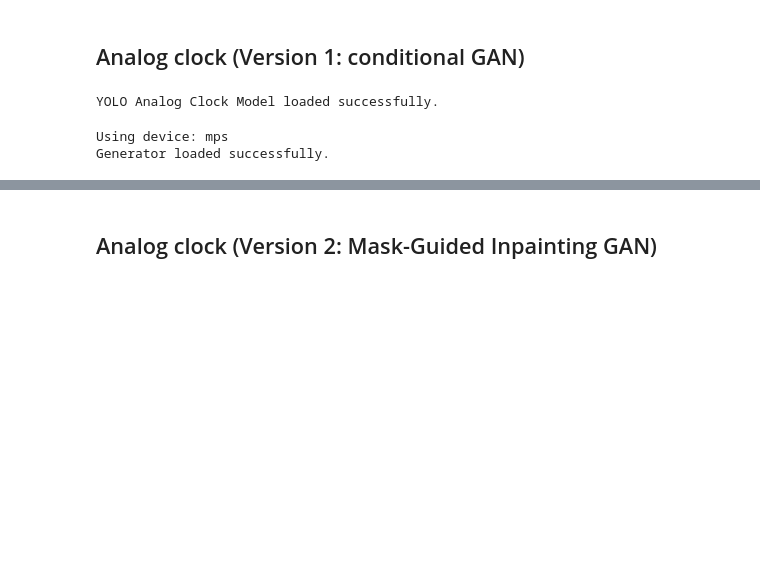
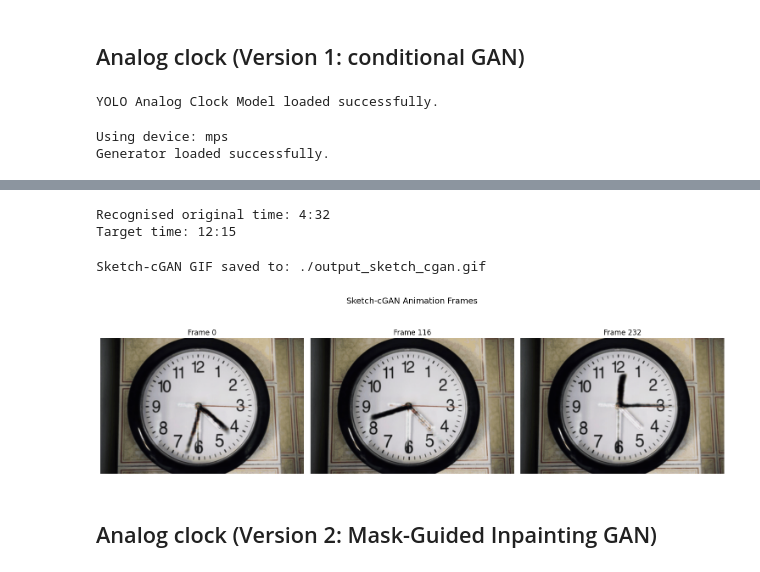
Before and after one commit to Shlezman/Clock-Recognition-And-Manipulation-DL, a Jupyter notebook: full-pipeline.ipynb, the cells around one changed output, grey strips where cells are left out. Drawn from its saved outputs; the diff is of its cells as text; code cells hidden in the pictures; blank space fills up the shorter version.

```diff
--- a/full-pipeline.ipynb
+++ b/full-pipeline.ipynb
@@ -529,3 +523,62 @@ Processing image: ./test_analog_clock.jpg -> Target Time: 12:15
+# %%
+# Recognise original time from the analog clock using YOLO-seg + CNN
+_yolo_tmp = YOLO(YOLO_HANDS_MODEL_PATH)
+_res = _yolo_tmp(np.array(Image.open(ANALOG_CLOCK_IMAGE).convert('RGB').resize((256, 256))), conf=0.05, verbose=False)
+
+if _res[0].masks is not None:
+    _masks_data = _res[0].masks.data.cpu().numpy()
+    _combined = np.zeros((256, 256), dtype=np.float32)
+    for _m in _masks_data:
+        _combined = np.maximum(_combined, cv2.resize(_m, (256, 256), interpolation=cv2.INTER_NEAREST))
+    original_hh, original_mm = recognize_time_from_masks(_combined, time_cnn, device)
+else:
+    print("Warning: no hands detected, defaulting to 12:00")
+    original_hh, original_mm = 0, 0
+
+print(f"Recognised original time: {original_hh}:{original_mm:02d}")
+print(f"Target time: {hh_val}:{mm_val:02d}")
+# %% [output]
+Recognised original time: 4:32
+Target time: 12:15
+# %%
+# Generate sketch-cGAN GIF
+if v1_original is not None and v1_crop_coords is not None:
+    gif_path_v1 = generate_sketch_cgan_gif(
+        original_img_pil=v1_original,
+        crop_coords=v1_crop_coords,
+        generator=generator,
+        transform=transform,
+        start_hh=original_hh,
+        start_mm=original_mm,
+        target_hh=hh_val,
+        target_mm=mm_val,
+        draw_analog_clock_fn=draw_analog_clock,
+        device=device,
+        step_minutes=2,
+        output_path=SKETCH_GIF_PATH,
+        duration_ms=200,
+    )
+    print(f"Sketch-cGAN GIF saved to: {gif_path_v1}")
+
+    # Display first, middle, and last frames
+    from PIL import Image as _PILImage
+    gif = _PILImage.open(gif_path_v1)
+    n_frames = gif.n_frames
+    indices = [0, n_frames // 2, n_frames - 1]
+    fig, axes = plt.subplots(1, len(indices), figsize=(5 * len(indices), 5))
+    for ax, idx in zip(axes, indices):
+        gif.seek(idx)
+        ax.imshow(gif.copy())
+        ax.set_title(f"Frame {idx}")
+        ax.axis('off')
+    fig.suptitle("Sketch-cGAN Animation Frames", fontsize=14)
+    plt.tight_layout()
+    plt.show()
+else:
+    print("Sketch-cGAN pipeline did not produce results; skipping GIF.")
+# %% [output]
+Sketch-cGAN GIF saved to: ./output_sketch_cgan.gif
+[figure, added]
 # %% [markdown]
 ## Analog clock (Version 2: Mask-Guided Inpainting GAN)
 # %%
```
Also changed, not shown: parts of 16 cells of this notebook, 13 other files.
